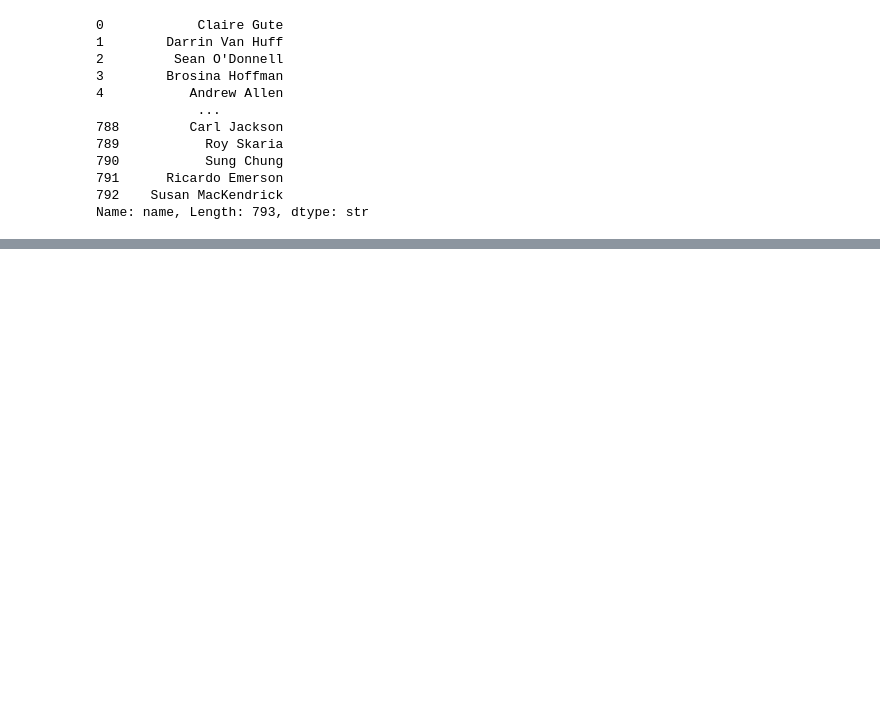
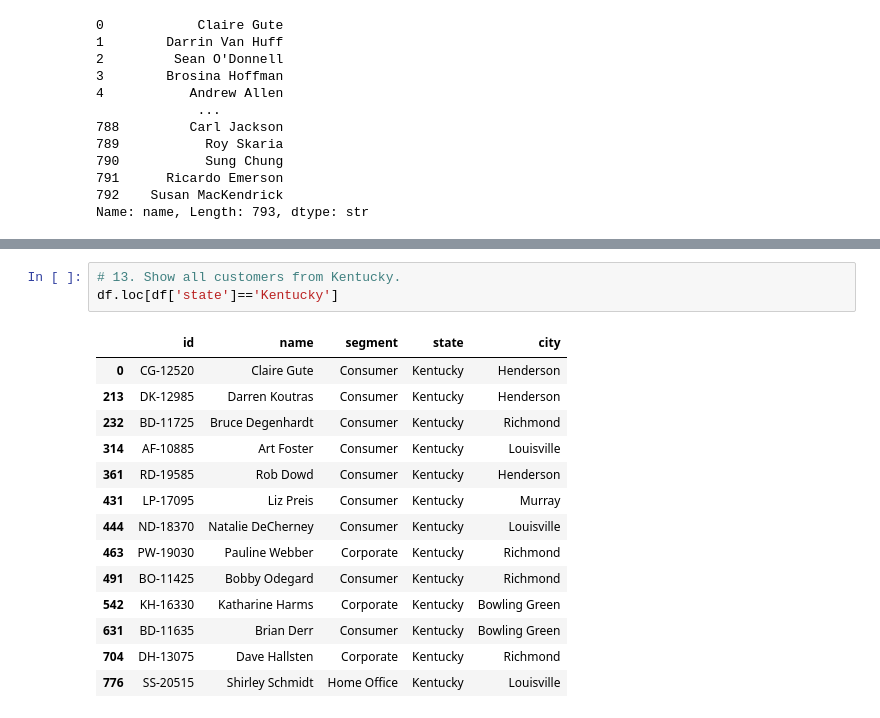
Before and after one commit to Nandanalinson/Python-core-concepts, a Jupyter notebook: day40/customers.ipynb, the cells around one changed output, grey strips where cells are left out. Cells and saved outputs as stored; diff of their text form; blank space fills up the shorter version.

```diff
--- a/day40/customers.ipynb
+++ b/day40/customers.ipynb
@@ -123,0 +159,18 @@ Name: name, Length: 793, dtype: str
+# %%
+# 13. Show all customers from Kentucky.
+df.loc[df['state']=='Kentucky']
+# %% [output]
+|  | id | name | segment | state | city |
+| 0 | CG-12520 | Claire Gute | Consumer | Kentucky | Henderson |
+| 213 | DK-12985 | Darren Koutras | Consumer | Kentucky | Henderson |
+| 232 | BD-11725 | Bruce Degenhardt | Consumer | Kentucky | Richmond |
+| 314 | AF-10885 | Art Foster | Consumer | Kentucky | Louisville |
+| 361 | RD-19585 | Rob Dowd | Consumer | Kentucky | Henderson |
+| 431 | LP-17095 | Liz Preis | Consumer | Kentucky | Murray |
+| 444 | ND-18370 | Natalie DeCherney | Consumer | Kentucky | Louisville |
+| 463 | PW-19030 | Pauline Webber | Corporate | Kentucky | Richmond |
+| 491 | BO-11425 | Bobby Odegard | Consumer | Kentucky | Richmond |
+| 542 | KH-16330 | Katharine Harms | Corporate | Kentucky | Bowling Green |
+| 631 | BD-11635 | Brian Derr | Consumer | Kentucky | Bowling Green |
+| 704 | DH-13075 | Dave Hallsten | Corporate | Kentucky | Richmond |
+| 776 | SS-20515 | Shirley Schmidt | Home Office | Kentucky | Louisville |
```
Also changed, not shown: parts of 8 cells of this notebook.
